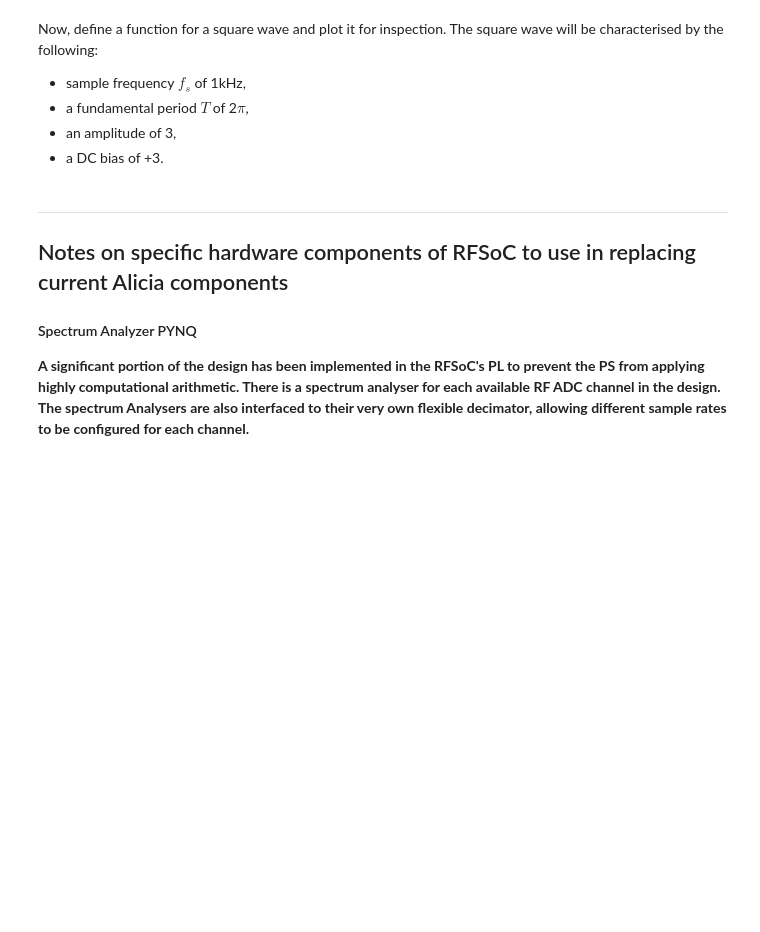
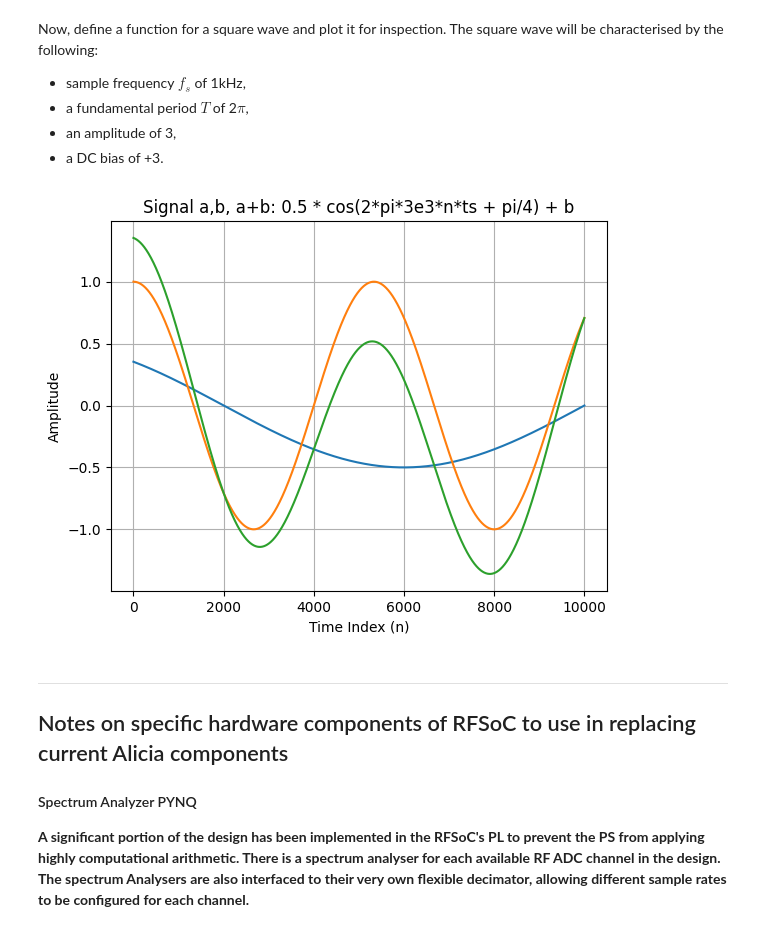
Before and after one commit to CourseChat/2024-DFOS-Curriculum, a Jupyter notebook: 2024-DFOS-Curriculum.ipynb, the cells around one changed output. Cells and saved outputs as stored; diff of their text form; code cells hidden in the pictures; blank space fills up the shorter version.

```diff
--- a/2024-DFOS-Curriculum.ipynb
+++ b/2024-DFOS-Curriculum.ipynb
@@ -301,39 +331,41 @@ import numpy as np
 # %%
 import numpy as np
 import matplotlib.pyplot as plt
-
+# Use this cell to play with the sampling rate, the sample size, the sampling frequency
 # this plots the sum of two cosines, one at 3000Hz, one at 9000Hz
 # the result is sampled at 48000Hz; higher sample rates zoom in
 # Plot the cosine functions; break down why there is a pi/4 phase shift;
 # why 3000 x 16 x 1/48e3?
 
 # Define time-related parameters
-N= 100000
+N= 10000 # the larger N, the more samples will plot
 n = np.arange(0, N)  # Time index; how many samples to show
 
 #ts = 1 / 10000  # Time step: #low frequency sampling#
 #fs = 48e3 # Sampling frequency from JN: misses 9000 max
 #fs = 96e3 # Sampling frequency
 fs = 48e6 # Sampling frequency high
 
 ts = 1/fs # Regular sampling period
 
 # Define the signal equation
 a = 0.5 * np.cos(2 * np.pi * 3e3 * n * ts + np.pi / 4)
 #a = 0.5 * np.cos(2 * np.pi * 3e3 * n * ts )
 b = np.cos(2*np.pi*9e3*n*ts)
 
 # Plot the signal
 
 plt.plot(n,a) #plot the 3000
 plt.plot(n,b) #plot the 9000
 plt.plot(n,a+b) #add the two cosines
 
 plt.xlabel('Time Index (n)')
 plt.ylabel('Amplitude')
 plt.title('Signal a,b, a+b: 0.5 * cos(2*pi*3e3*n*ts + pi/4) + b')
 plt.grid(True)
 plt.show()
+# %% [output]
+[figure, added]
 # %% [markdown]
 ---
 ## Notes on specific hardware components of RFSoC to use in replacing current Alicia components
```
Also changed, not shown: parts of 7 cells of this notebook.
